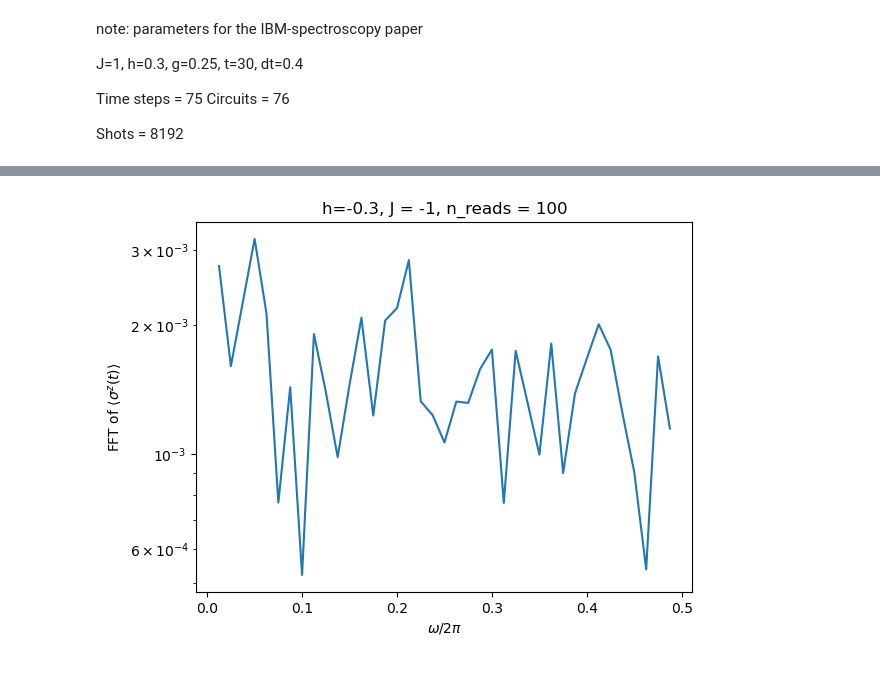
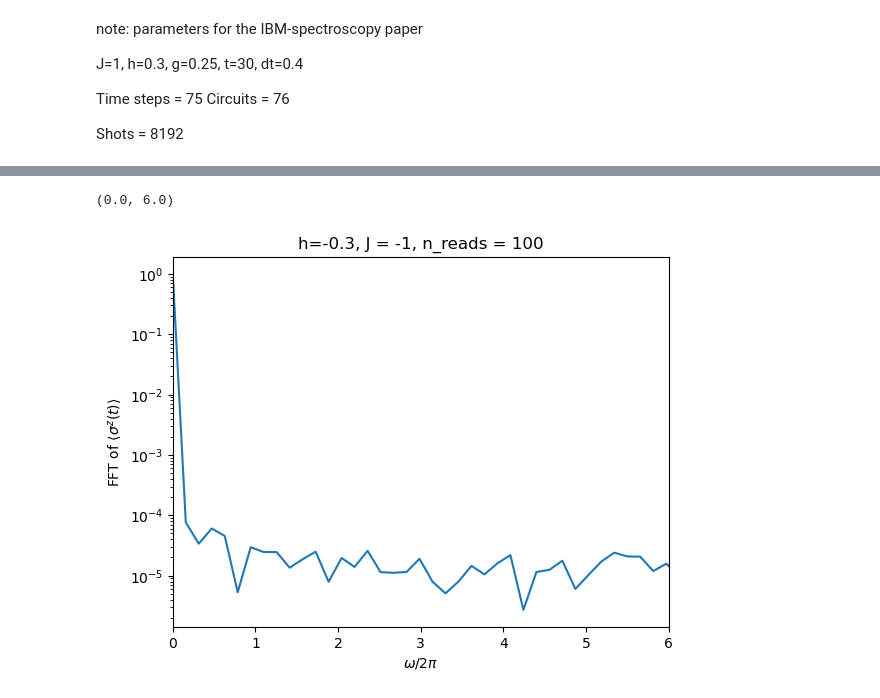
Before and after one commit to vdrouint/Meson-Annealing, a Jupyter notebook: run-chain-pegasus.ipynb, the cells around one changed output, grey strips where cells are left out. Cells and saved outputs as stored; diff of their text form; code cells hidden in the pictures.

```diff
--- a/run-chain-pegasus.ipynb
+++ b/run-chain-pegasus.ipynb
@@ -213,9 +200,9 @@ def run_specific_pause(sval, pausetime, num_reads, check_time):
 # %%
 #set vals
 
-sval=0.353
+sval=0.3
 #pausetime = 15
-pause_list = np.linspace(5, 40, 80)
+pause_list = np.linspace(1, 40, 2*39+1)
 num_reads = 100
 
 mag_vals = np.zeros(len(pause_list))
@@ -264,11 +251,13 @@ plt.ylim([0.99, 1.01])
 # %%
-fftvals = np.abs(np.fft.fft(mag_vals))
-y = fftvals[1:int(len(mag_vals)/2)]
-x = [i/len(mag_vals) for i in range(1,int(len(mag_vals)/2))]
+fftvals = np.abs(np.fft.fft(mag_vals, norm='forward'))
+y = fftvals
+x = np.arange(0, len(mag_vals), 1)*2*np.pi/pause_list[-1]
 plt.plot(x, y, label='s_pause ={}'.format(sval))
 plt.title('h={}, J = {}, n_reads = {}'.format(hval, jval, num_reads))
 plt.yscale('log')
 plt.ylabel(r"FFT of $\langle  \sigma^z (t)\rangle$")
 plt.xlabel(r"$\omega/2\pi$");
+plt.xlim((0,6))
 # %% [output]
+(0.0, 6.0)
-[figure, old version]
+[figure, new version]
```
Also changed, not shown: parts of 4 cells of this notebook, 4 other files.
